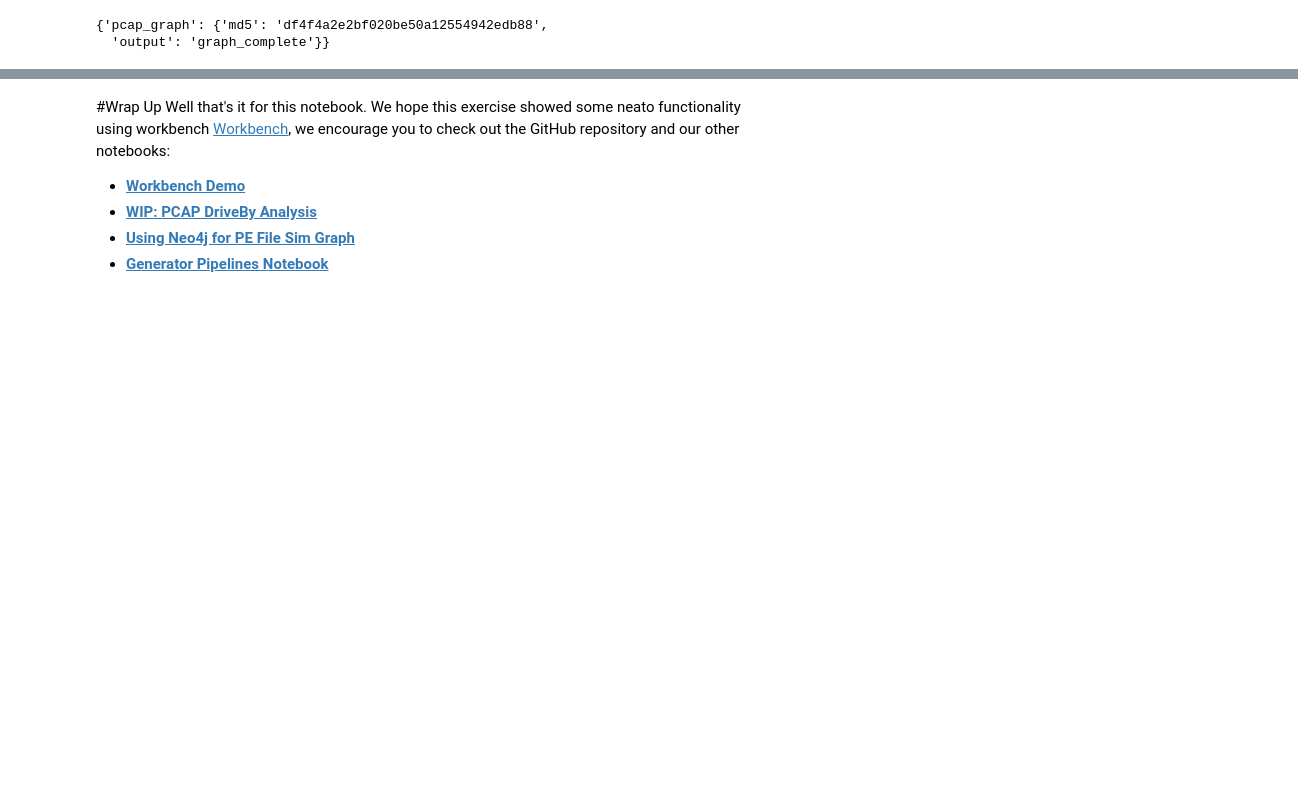
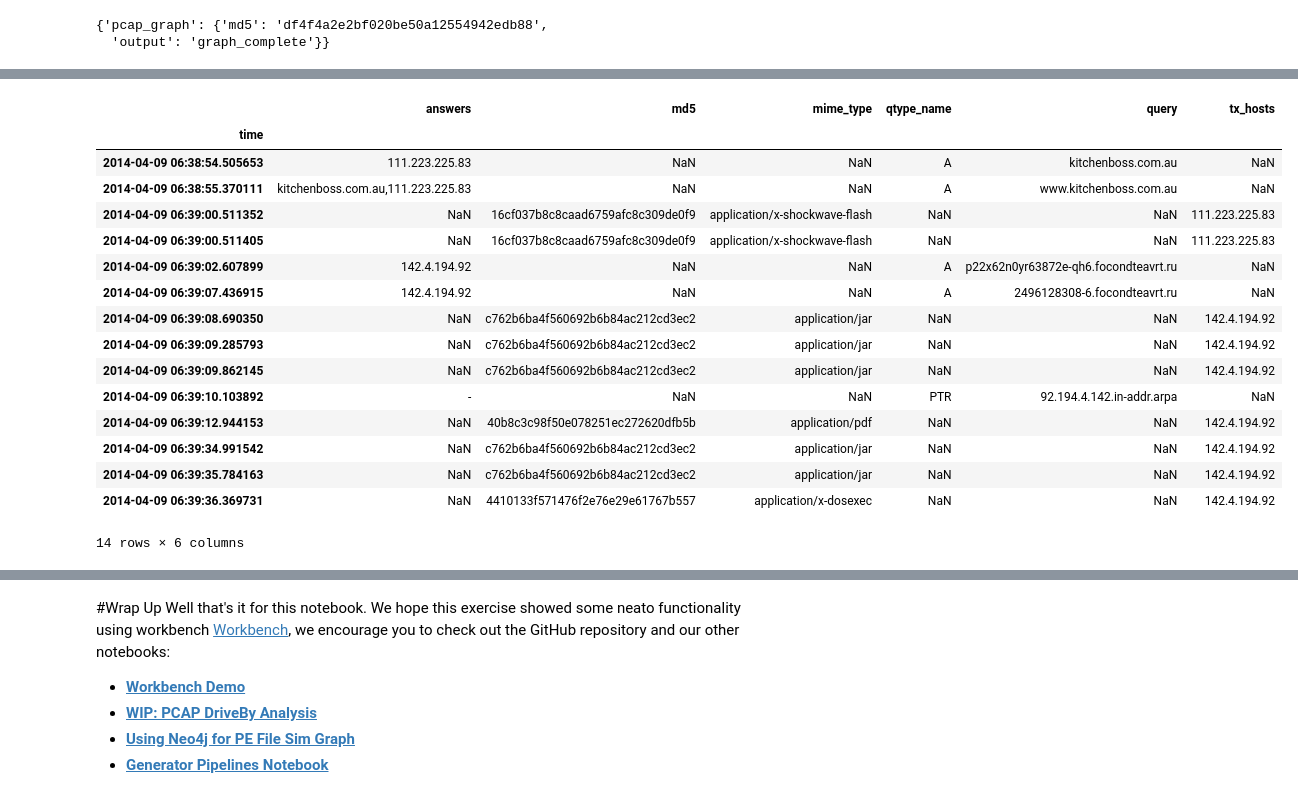
Before and after one commit to ollie314/workbench, a Jupyter notebook: notebooks/PCAP_DriveBy.ipynb, the cells around one changed output, grey strips where cells are left out. Drawn from its saved outputs; the diff is of its cells as text; code cells hidden in the pictures; blank space fills up the shorter version.

```diff
--- a/notebooks/PCAP_DriveBy.ipynb
+++ b/notebooks/PCAP_DriveBy.ipynb
@@ -357,0 +366,10 @@ This graph image below which focuses on the files themselves and the path they t
+# %%
+# Lets look at the timing of the dns requests and the file downloads
+
+# Make a new column in both dataframe with a proper datetime stamp
+dns_df['time'] = pd.to_datetime(dns_df['ts'], unit='s')
+files_df['time'] = pd.to_datetime(files_df['ts'], unit='s')
+
+# Now make time the new index for both dataframes
+dns_df.set_index(['time'], inplace=True)
+files_df.set_index(['time'], inplace=True)
@@ -357,0 +384,28 @@ This graph image below which focuses on the files themselves and the path they t
+# %%
+interesting_files = files_df[files_df['md5'].isin(file_md5s)]
+# %%
+domains = ['kitchenboss.com.au','www.kitchenboss.com.au','p22x62n0yr63872e-qh6.focondteavrt.ru',
+           '2496128308-6.focondteavrt.ru','92.194.4.142.in-addr.arpa']
+interesting_dns = dns_df[dns_df['query'].isin(domains)]
+# %%
+all_time = pd.concat([interesting_dns[['query','answers','qtype_name']], interesting_files[['md5','mime_type','tx_hosts']]])
+all_time.sort_index(inplace=True)
+all_time
+# %% [output]
+|  | answers | md5 | mime_type | qtype_name | query | tx_hosts |
+| time |  |  |  |  |  |  |
+| 2014-04-09 06:38:54.505653 | 111.223.225.83 | NaN | NaN | A | kitchenboss.com.au | NaN |
+| 2014-04-09 06:38:55.370111 | kitchenboss.com.au,111.223.225.83 | NaN | NaN | A | www.kitchenboss.com.au | NaN |
+| 2014-04-09 06:39:00.511352 | NaN | 16cf037b8c8caad6759afc8c309de0f9 | application/x-shockwave-flash | NaN | NaN | 111.223.225.83 |
+| 2014-04-09 06:39:00.511405 | NaN | 16cf037b8c8caad6759afc8c309de0f9 | application/x-shockwave-flash | NaN | NaN | 111.223.225.83 |
+| 2014-04-09 06:39:02.607899 | 142.4.194.92 | NaN | NaN | A | p22x62n0yr63872e-qh6.focondteavrt.ru | NaN |
+| 2014-04-09 06:39:07.436915 | 142.4.194.92 | NaN | NaN | A | 2496128308-6.focondteavrt.ru | NaN |
+| 2014-04-09 06:39:08.690350 | NaN | c762b6ba4f560692b6b84ac212cd3ec2 | application/jar | NaN | NaN | 142.4.194.92 |
+| 2014-04-09 06:39:09.285793 | NaN | c762b6ba4f560692b6b84ac212cd3ec2 | application/jar | NaN | NaN | 142.4.194.92 |
+| 2014-04-09 06:39:09.862145 | NaN | c762b6ba4f560692b6b84ac212cd3ec2 | application/jar | NaN | NaN | 142.4.194.92 |
+| 2014-04-09 06:39:10.103892 | - | NaN | NaN | PTR | 92.194.4.142.in-addr.arpa | NaN |
+| 2014-04-09 06:39:12.944153 | NaN | 40b8c3c98f50e078251ec272620dfb5b | application/pdf | NaN | NaN | 142.4.194.92 |
+| 2014-04-09 06:39:34.991542 | NaN | c762b6ba4f560692b6b84ac212cd3ec2 | application/jar | NaN | NaN | 142.4.194.92 |
+| 2014-04-09 06:39:35.784163 | NaN | c762b6ba4f560692b6b84ac212cd3ec2 | application/jar | NaN | NaN | 142.4.194.92 |
+| 2014-04-09 06:39:36.369731 | NaN | 4410133f571476f2e76e29e61767b557 | application/x-dosexec | NaN | NaN | 142.4.194.92 |
+14 rows × 6 columns
```
Also changed, not shown: parts of 10 cells of this notebook, 2 other files.
